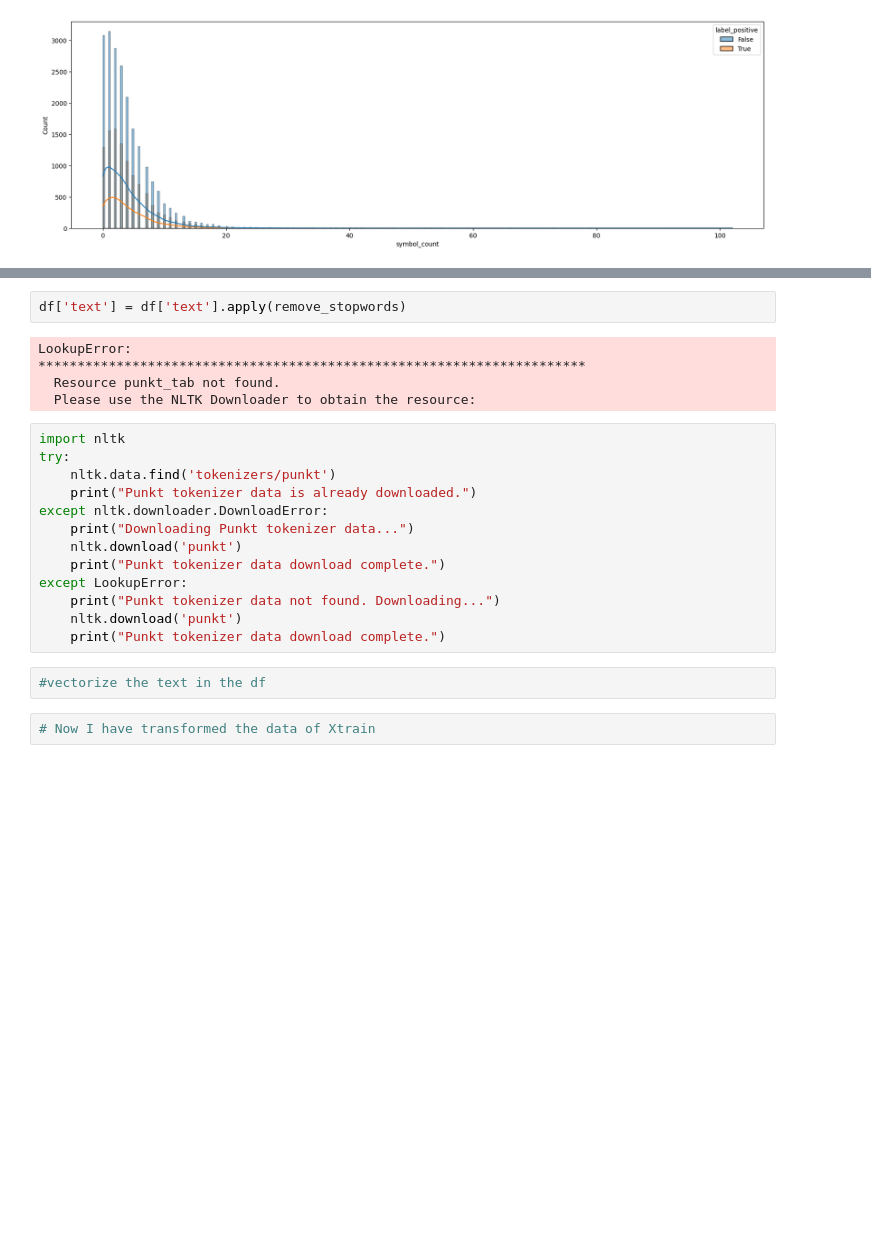
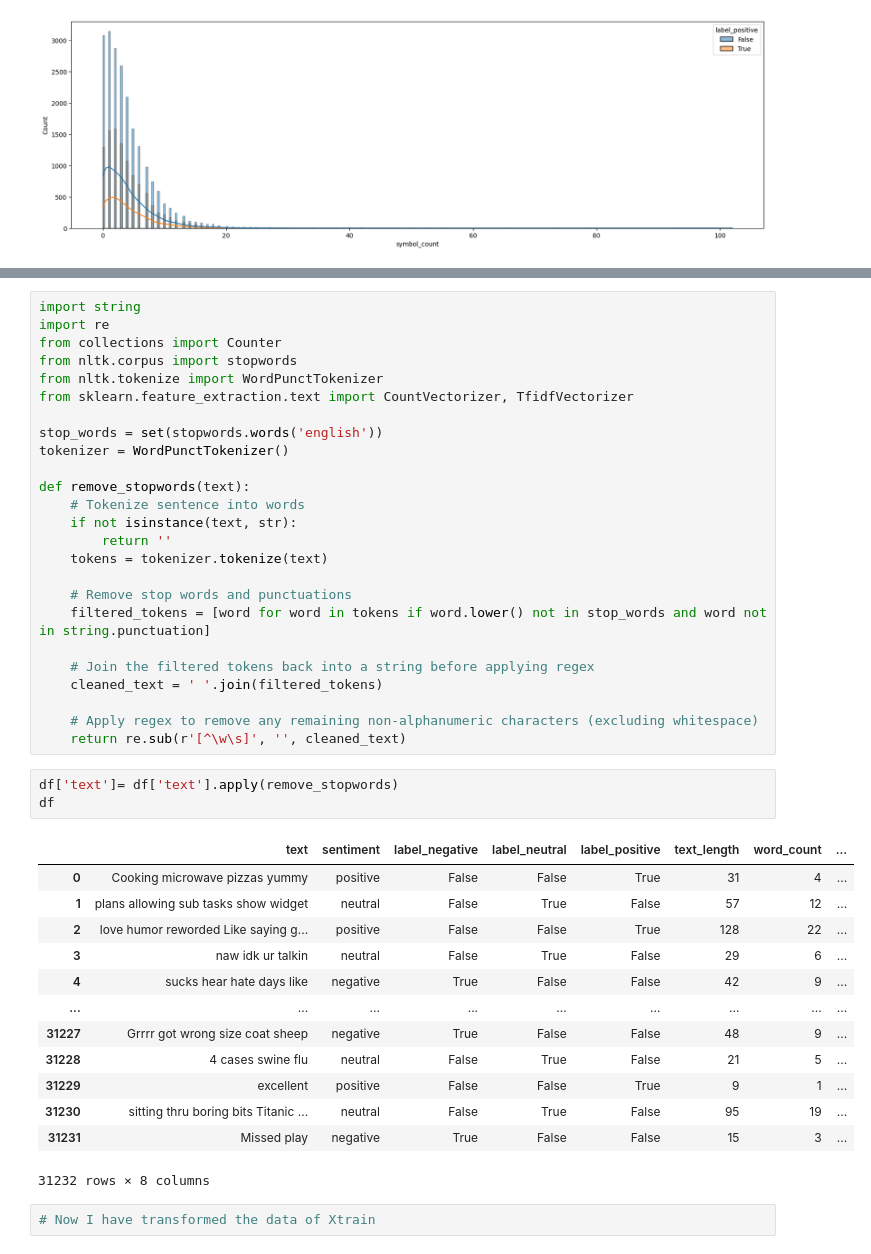
Before and after one commit to Devikrishna545/Sentimental-Analysis, a Jupyter notebook: Sentimental_Analysis_.ipynb, the cells around one changed output, grey strips where cells are left out. Drawn from its saved outputs; the diff is of its cells as text; blank space fills up the shorter version.

```diff
--- a/Sentimental_Analysis_.ipynb
+++ b/Sentimental_Analysis_.ipynb
@@ -277,25 +251,45 @@ def remove_stopwords(text):
+# %%
+import string
+import re
+from collections import Counter
+from nltk.corpus import stopwords
+from nltk.tokenize import WordPunctTokenizer
+from sklearn.feature_extraction.text import CountVectorizer, TfidfVectorizer
+
+stop_words = set(stopwords.words('english'))
+tokenizer = WordPunctTokenizer()
+
+def remove_stopwords(text):
+    # Tokenize sentence into words
+    if not isinstance(text, str):
+        return ''
+    tokens = tokenizer.tokenize(text)
+
+    # Remove stop words and punctuations
+    filtered_tokens = [word for word in tokens if word.lower() not in stop_words and word not in string.punctuation]
+
+    # Join the filtered tokens back into a string before applying regex
+    cleaned_text = ' '.join(filtered_tokens)
+
+    # Apply regex to remove any remaining non-alphanumeric characters (excluding whitespace)
+    return re.sub(r'[^\w\s]', '', cleaned_text)
 # %%
-df['text'] = df['text'].apply(remove_stopwords)
+df['text']= df['text'].apply(remove_stopwords)
+df
 # %% [output]
+|  | text | sentiment | label_negative | label_neutral | label_positive | text_length | word_count | ... |
+| 0 | Cooking microwave pizzas yummy | positive | False | False | True | 31 | 4 | ... |
+| 1 | plans allowing sub tasks show widget | neutral | False | True | False | 57 | 12 | ... |
+| 2 | love humor reworded Like saying g... | positive | False | False | True | 128 | 22 | ... |
+| 3 | naw idk ur talkin | neutral | False | True | False | 29 | 6 | ... |
+| 4 | sucks hear hate days like | negative | True | False | False | 42 | 9 | ... |
+| ... | ... | ... | ... | ... | ... | ... | ... | ... |
+| 31227 | Grrrr got wrong size coat sheep | negative | True | False | False | 48 | 9 | ... |
+| 31228 | 4 cases swine flu | neutral | False | True | False | 21 | 5 | ... |
+| 31229 | excellent | positive | False | False | True | 9 | 1 | ... |
+| 31230 | sitting thru boring bits Titanic ... | neutral | False | True | False | 95 | 19 | ... |
+| 31231 | Missed play | negative | True | False | False | 15 | 3 | ... |
-LookupError:
-**********************************************************************
-  Resource punkt_tab not found.
-  Please use the NLTK Downloader to obtain the resource:
+31232 rows × 8 columns
-# %%
-import nltk
-try:
-    nltk.data.find('tokenizers/punkt')
-    print("Punkt tokenizer data is already downloaded.")
-except nltk.downloader.DownloadError:
-    print("Downloading Punkt tokenizer data...")
-    nltk.download('punkt')
-    print("Punkt tokenizer data download complete.")
-except LookupError:
-    print("Punkt tokenizer data not found. Downloading...")
-    nltk.download('punkt')
-    print("Punkt tokenizer data download complete.")
-# %%
-#vectorize the text in the df
 # %%
 # Now I have transformed the data of Xtrain
 # %% [markdown]
```
Also changed, not shown: parts of 18 cells of this notebook.
